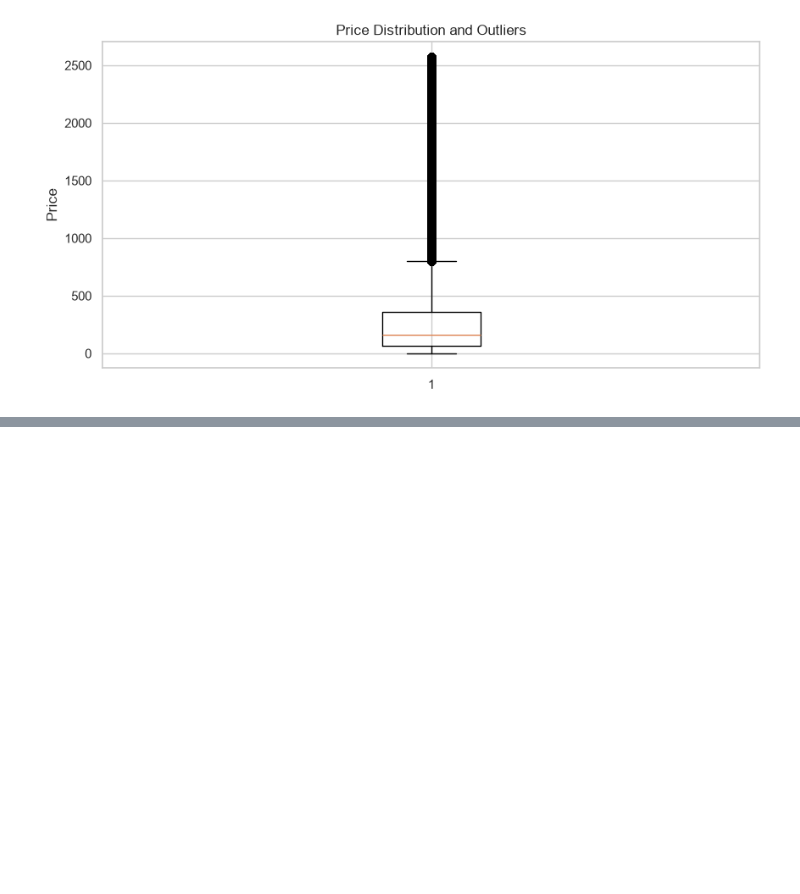
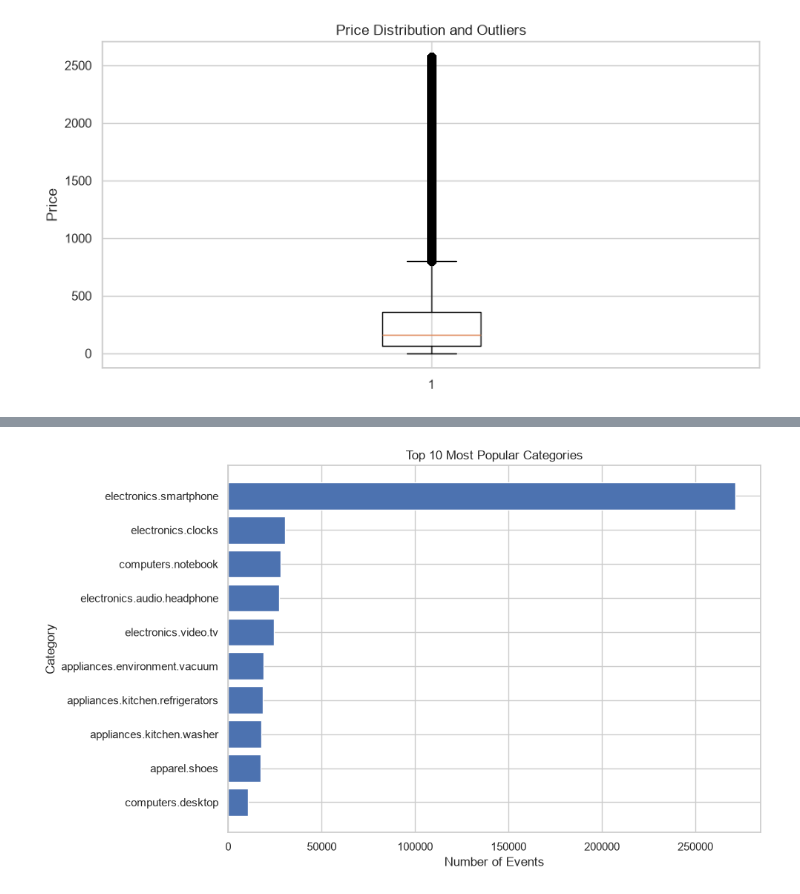
Before and after one commit to tymurpopov/ecommerce-data-analysis-learning, a Jupyter notebook: sample.ipynb, the cells around one changed output, grey strips where cells are left out. Cells and saved outputs as stored; diff of their text form; code cells hidden in the pictures; blank space fills up the shorter version.

```diff
--- a/sample.ipynb
+++ b/sample.ipynb
@@ -356,0 +420,21 @@ plt.show()
+# %%
+# 10 самых популярных категорий
+
+top_categories = (
+    df['category_code']
+      .value_counts()
+      .head(10)
+      .sort_values()
+)
+
+plt.figure(figsize=(10, 6))
+plt.barh(top_categories.index, top_categories.values)
+
+plt.title('Top 10 Most Popular Categories')
+plt.xlabel('Number of Events')
+plt.ylabel('Category')
+
+plt.tight_layout()
+plt.show()
+# %% [output]
+[figure, added]
```
Also changed, not shown: parts of 7 cells of this notebook.
